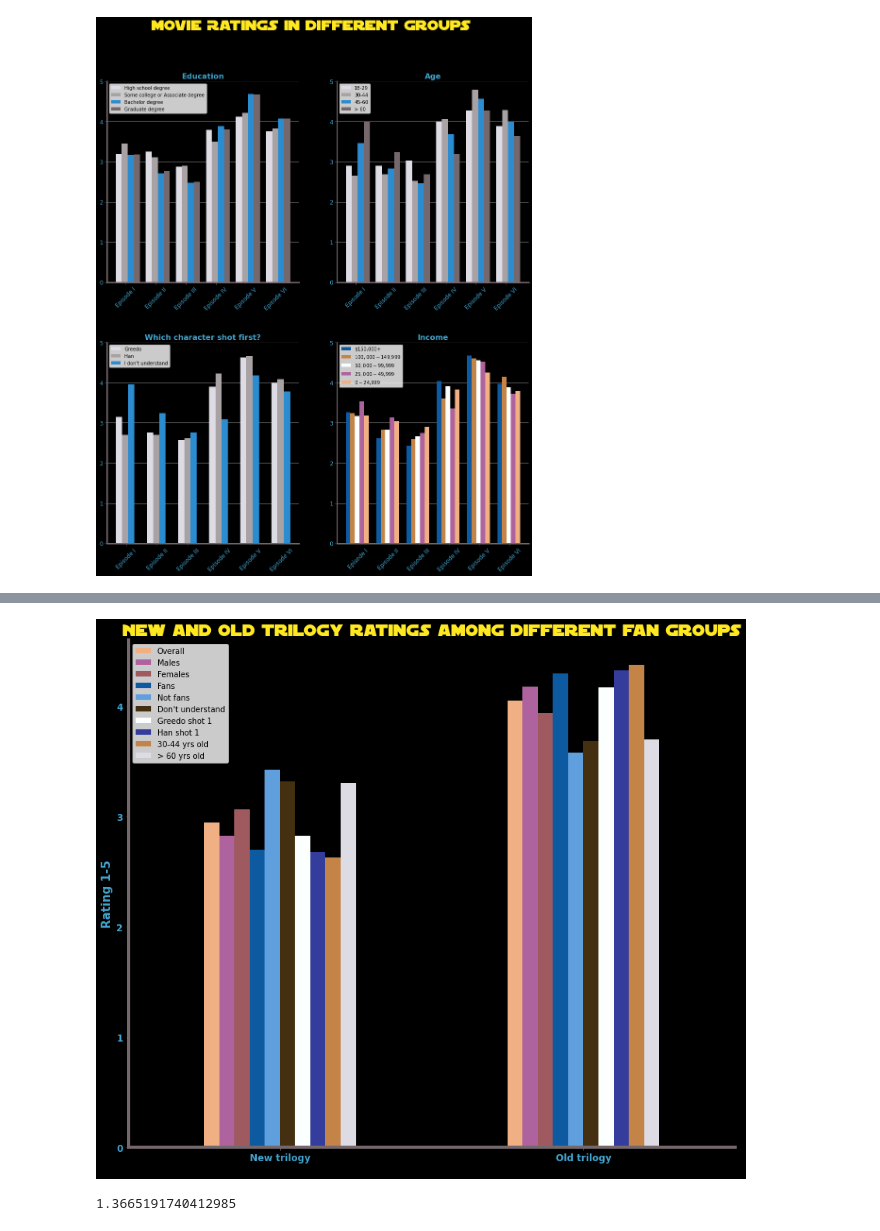
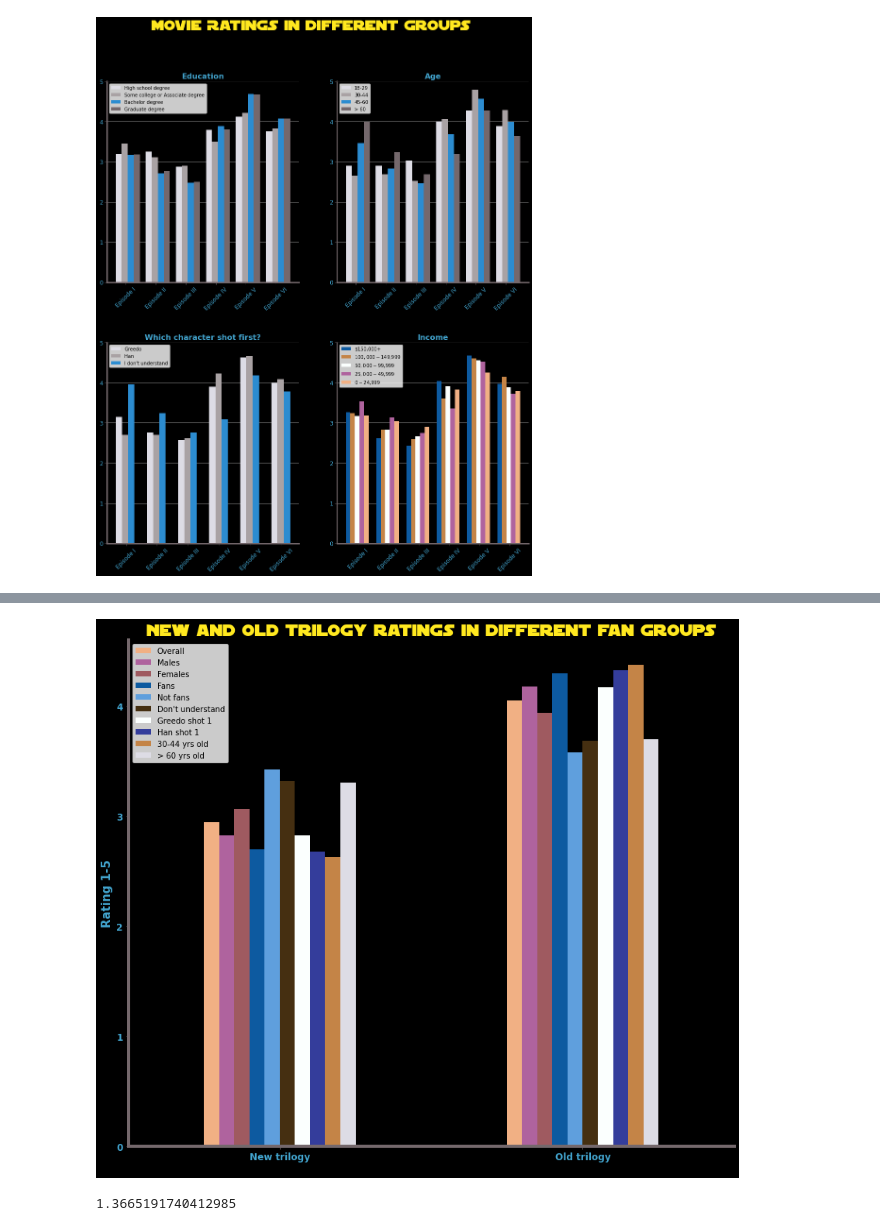
Before and after one commit to grumpyclimber/portfolio, a Jupyter notebook: star_wars/yoda.ipynb, the cells around one changed output, grey strips where cells are left out. Saved outputs shown, nothing was run; the diff lists cells and outputs as text; code cells hidden in the pictures.

```diff
--- a/star_wars/yoda.ipynb
+++ b/star_wars/yoda.ipynb
@@ -589,31 +588,31 @@ df_new_old
 # %%
 colors2 = [ '#f1b084', '#af639e', '#9f5a60', '#0d5aa0','#5f9fdd','#452f11','#fbfffe','#343d9b','#c48447']
 labels = ['New trilogy', 'Old trilogy']
 fig, axes = plt.subplots(figsize=(14, 12))
 
 fig.patch.set_facecolor('black')
 
 ax3 = plt.subplot()
 df_new_old.plot(x="Trilogy", y=df_new_old.columns[1:-1], kind="bar",color=colors2+colors, ax=ax3)
 
 fig.subplots_adjust(hspace=0.4, wspace=0.2)
 axes = [ax3]
 for ax in axes:
     for location in [ 'right', 'top']:
             ax.spines[location].set_visible(False)
     for location in [ 'left', 'bottom']:
             ax.spines[location].set_linewidth(4)
             ax.spines[location].set_color('#74686c')
     ax.set_xticklabels(labels, rotation=0, color='#43a5cf', size=15, weight='heavy')
     ax.tick_params(labelsize=12, color='#74686c')
     ax.set_facecolor('black')
     plt.setp(ax.get_yticklabels(), color='#43a5cf', weight='heavy')
     ax.set_ylabel('Rating 1-5', color='#43a5cf', size=15, weight='heavy')
-    ax.set_title('New and Old Trilogy ratings among different fan groups', family='SF Distant Galaxy', fontsize=22, color="#FFE81F")
+    ax.set_title('New and Old Trilogy ratings in different fan groups', family='SF Distant Galaxy', fontsize=22, color="#FFE81F")
 
 plt.show()
 # %% [output]
-[figure, old version]
+[figure, new version]
 # %%
 # average rating difference old - new trilogy in Graduates:
 star_wars[star_wars['Education']=='Graduate degree']['rate_old_trilogy'].mean()-star_wars[star_wars['Education']=='Graduate degree']['rate_new_trilogy'].mean()
```
Also changed, not shown: parts of 21 cells of this notebook.
